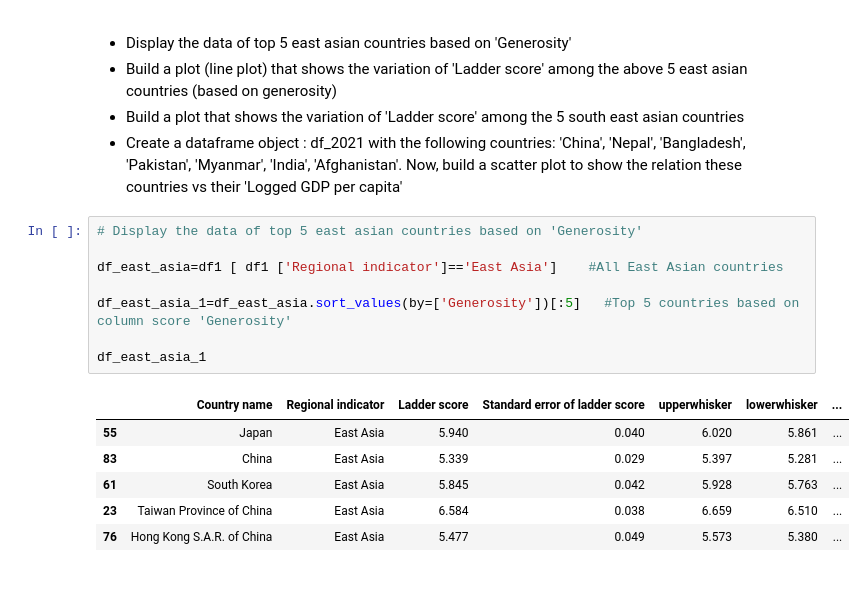
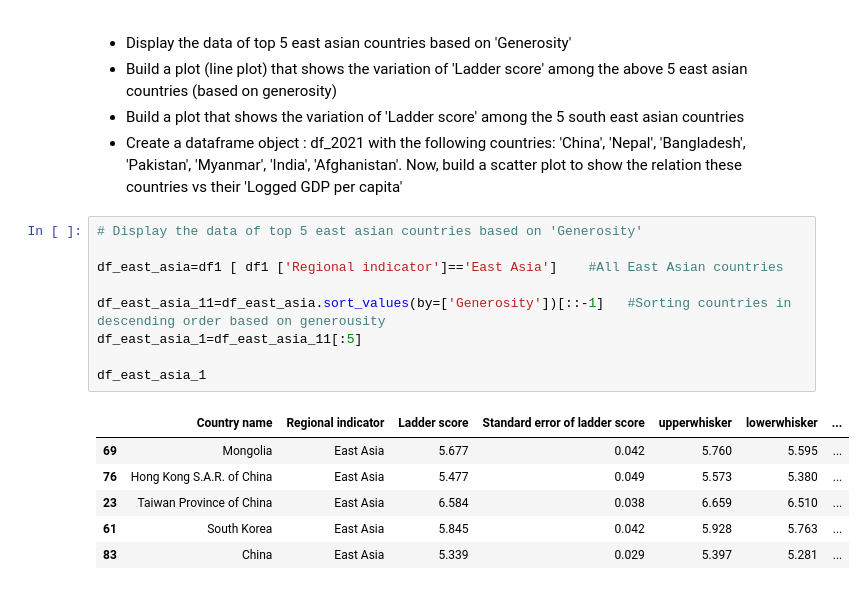
Before and after one commit to aryan1113/Dphi-bootcamps, a Jupyter notebook: Data_Visualization_Bootcamp_Final_Assignment.ipynb, the cells around one changed output. Drawn from its saved outputs; the diff is of its cells as text.

```diff
--- a/Data_Visualization_Bootcamp_Final_Assignment.ipynb
+++ b/Data_Visualization_Bootcamp_Final_Assignment.ipynb
@@ -160,18 +160,19 @@ df1 [ df1 ['Country name']=='India']    #All data for Country name=='India'
 # %%
 # Display the data of top 5 east asian countries based on 'Generosity'
 
 df_east_asia=df1 [ df1 ['Regional indicator']=='East Asia']    #All East Asian countries
 
-df_east_asia_1=df_east_asia.sort_values(by=['Generosity'])[:5]   #Top 5 countries based on column score 'Generosity'
+df_east_asia_11=df_east_asia.sort_values(by=['Generosity'])[::-1]   #Sorting countries in descending order based on generousity
+df_east_asia_1=df_east_asia_11[:5]
 
 df_east_asia_1
 # %% [output]
 |  | Country name | Regional indicator | Ladder score | Standard error of ladder score | upperwhisker | lowerwhisker | ... |
-| 55 | Japan | East Asia | 5.940 | 0.040 | 6.020 | 5.861 | ... |
+| 69 | Mongolia | East Asia | 5.677 | 0.042 | 5.760 | 5.595 | ... |
+| 76 | Hong Kong S.A.R. of China | East Asia | 5.477 | 0.049 | 5.573 | 5.380 | ... |
+| 23 | Taiwan Province of China | East Asia | 6.584 | 0.038 | 6.659 | 6.510 | ... |
+| 61 | South Korea | East Asia | 5.845 | 0.042 | 5.928 | 5.763 | ... |
 | 83 | China | East Asia | 5.339 | 0.029 | 5.397 | 5.281 | ... |
-| 61 | South Korea | East Asia | 5.845 | 0.042 | 5.928 | 5.763 | ... |
-| 23 | Taiwan Province of China | East Asia | 6.584 | 0.038 | 6.659 | 6.510 | ... |
-| 76 | Hong Kong S.A.R. of China | East Asia | 5.477 | 0.049 | 5.573 | 5.380 | ... |
 # %%
 # Build a plot (line plot) that shows the variation of 'Ladder score' among the above 5 east asian countries (based on generosity)
 
```
Also changed, not shown: parts of 4 cells of this notebook.
